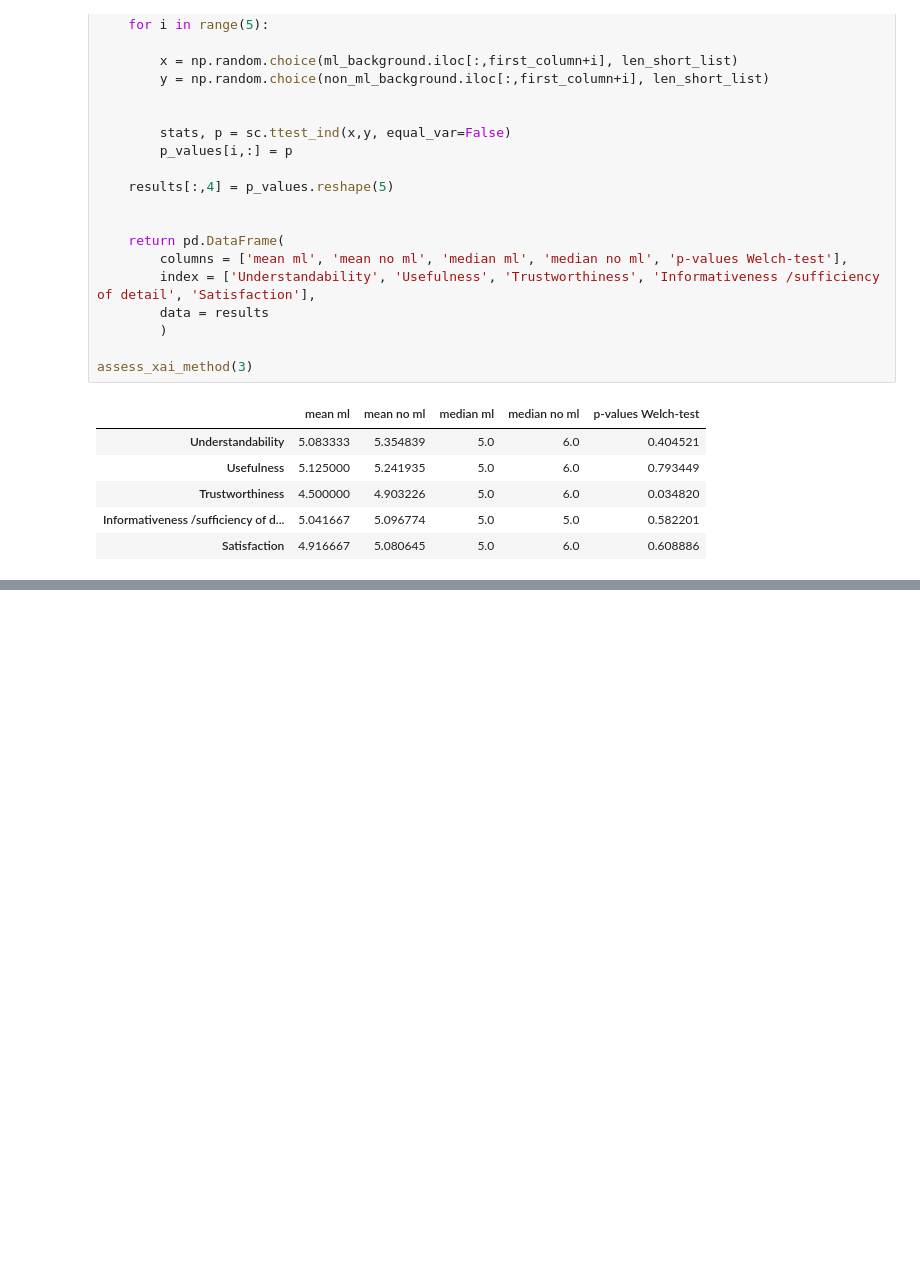
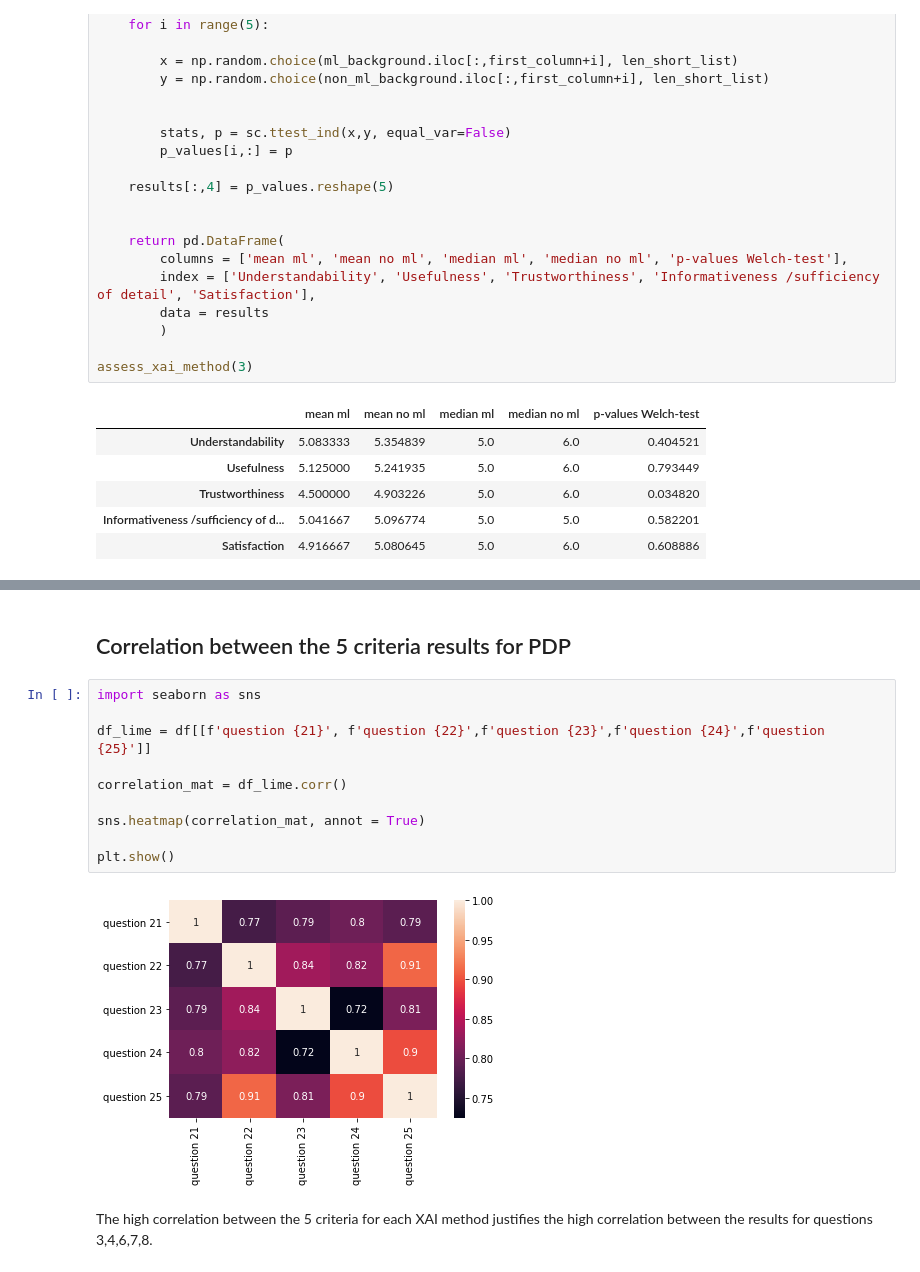
Before and after one commit to unofficial-Jona/Unimaas_researchproject_XAI, a Jupyter notebook: Data analysis.ipynb, the cells around one changed output, grey strips where cells are left out. Saved outputs shown, nothing was run; the diff lists cells and outputs as text; blank space fills up the shorter version.

```diff
--- a/Data analysis.ipynb
+++ b/Data analysis.ipynb
@@ -780,0 +823,16 @@ assess_xai_method(3)
+# %% [markdown]
+## Correlation between the 5 criteria results for PDP
+# %%
+import seaborn as sns
+
+df_lime = df[[f'question {21}', f'question {22}',f'question {23}',f'question {24}',f'question {25}']]
+
+correlation_mat = df_lime.corr()
+
+sns.heatmap(correlation_mat, annot = True)
+
+plt.show()
+# %% [output]
+[figure, added]
+# %% [markdown]
+The high correlation between the 5 criteria for each XAI method justifies the high correlation between the results for questions 3,4,6,7,8.
```
Also changed, not shown: parts of 6 cells of this notebook.
